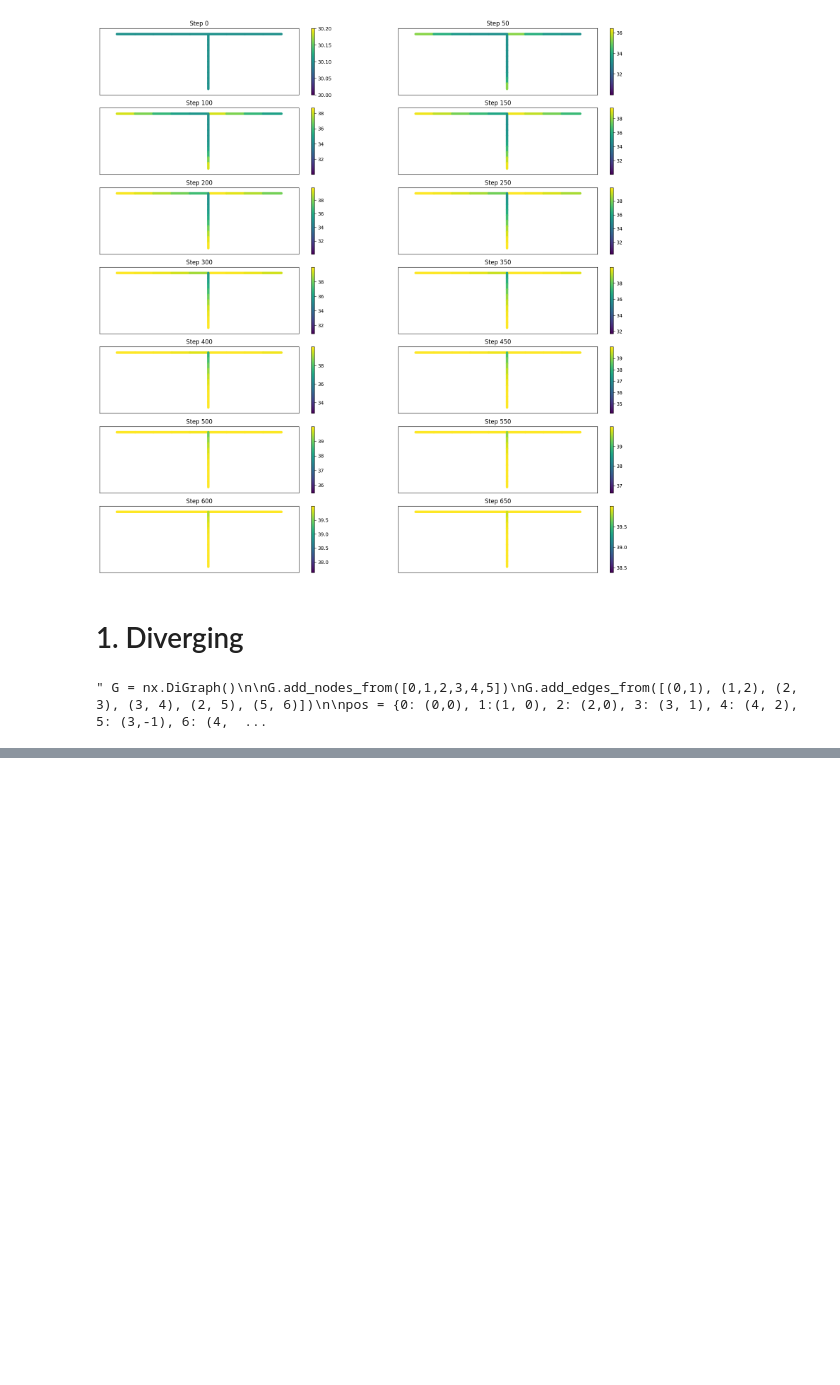
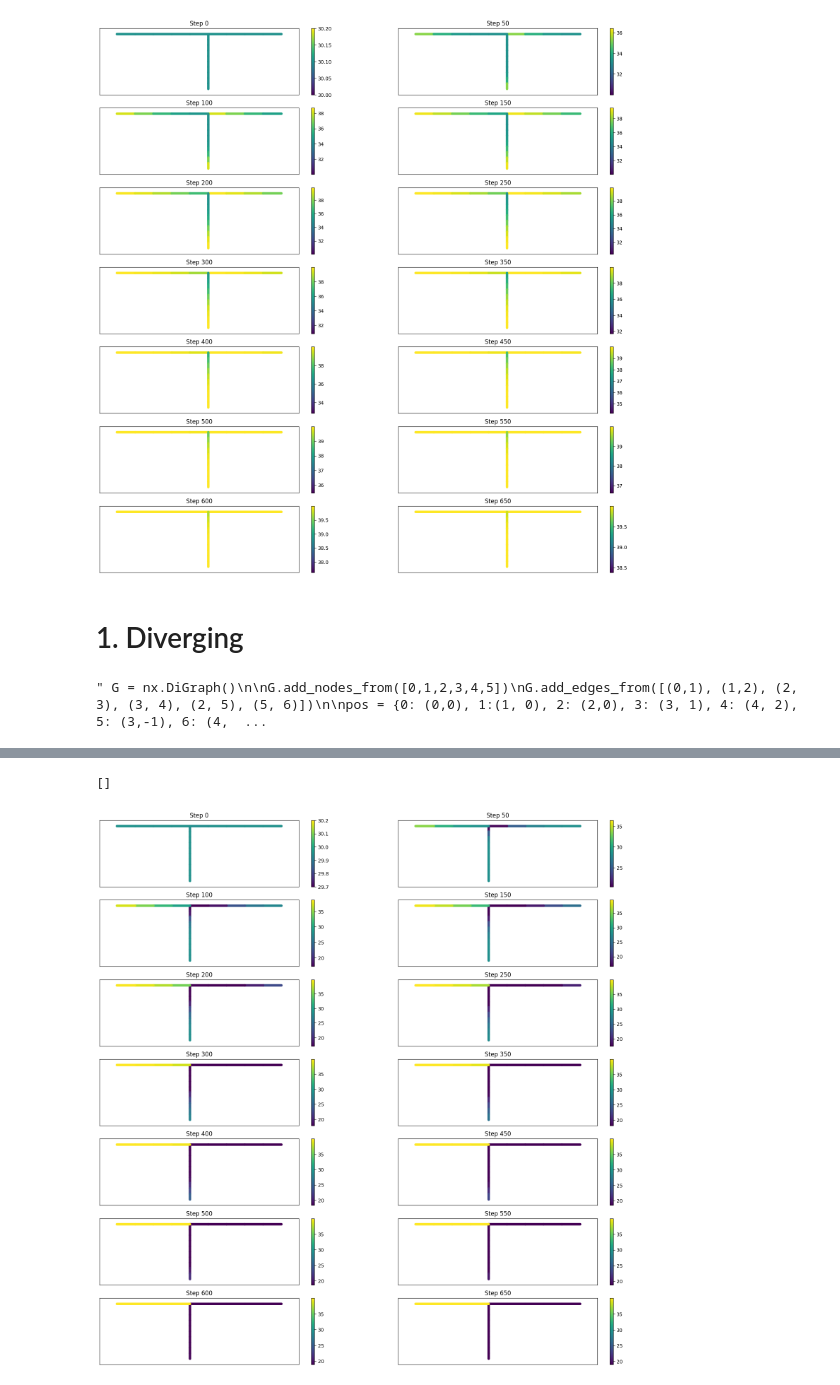
Before and after one commit to dani2442/TrafficFlow, a Jupyter notebook: notebooks/CTM_general.ipynb, the cells around one changed output, grey strips where cells are left out. Cells and saved outputs as stored; diff of their text form; code cells hidden in the pictures; blank space fills up the shorter version.

```diff
--- a/notebooks/CTM_general.ipynb
+++ b/notebooks/CTM_general.ipynb
@@ -114,24 +119,31 @@ def CTM_step(G, verbose=False):
                 D_k_m1_i = np.where(rho_k_m1_i/I_k_m1_i<=rho_C, Q_k_m1_i, C*I_k_m1_i)
                 D_k_m1 += D_k_m1_i
 
+        # Divide flow between outgoing paths
+        D_k_m1 /= len(edge_out_i)
+
         if len(edges_k_p1)==0:
             rho_k_p1 = np.inf
             Q_k_p1 = np.inf
             S_k_p1 = np.where(rho_k_p1/I_k>rho_C, Q_k_p1, C*I_k)
         else:
-            data_k_p1 = next(iter(edges_k_p1))[2]
-            rho_k_p1 = data_k_p1['rho_old']
-            Q_k_p1 = data_k_p1['Q_old']
-            I_k_p1 = data_k_p1['I']
-            S_k_p1 = np.where(rho_k_p1/I_k_p1>rho_C, Q_k_p1, C*I_k_p1)
+            S_k_p1 = 0
+            for edge in edges_k_p1:
+                data_k_p1_i = edge[2]
+                rho_k_p1_i = data_k_p1_i['rho_old']
+                Q_k_p1_i = data_k_p1_i['Q_old']
+                I_k_p1_i = data_k_p1_i['I']
+                S_k_p1_i = np.where(rho_k_p1_i/I_k_p1_i>rho_C, Q_k_p1_i, C*I_k_p1_i)
+                S_k_p1 += S_k_p1_i
 
-        D_k = 0
+        D_k = 0 # Review
         for edge in edge_in_j:
             data_k_i = edge[2]
             rho_k_i = data_k_i['rho_old']
             Q_k_i = data_k_i['Q_old']
             D_k_i = np.where(rho_k_i/I_k<=rho_C, Q_k_i, C*I_k)
             D_k += D_k_i
+
 
         #D_k = np.where(rho_k/I_k<=rho_C, Q_k, C*I_k)
         S_k = np.where(rho_k/I_k>rho_C, Q_k, C*I_k)
@@ -241,0 +268,17 @@ nx.draw(G, pos, with_labels=True, font_weight='bold') """
+# %%
+G = init_converge(G)
+G_checkpoints = []
+
+for t_i in range(N_t):
+    G = CTM_step(G)
+    if t_i%50 == 0:
+        G_checkpoints += [G.copy()]
+# %%
+f, axs = plt.subplots(7, 2, figsize=(20,20))
+for i, ax in enumerate(axs.reshape(-1)):
+    plot_graph(G_checkpoints[i], pos=pos, ax=ax, title=f'Step {i*50}')
+
+plt.plot()
+# %% [output]
+[]
+[figure, added]
```
Also changed, not shown: parts of 3 cells of this notebook.
